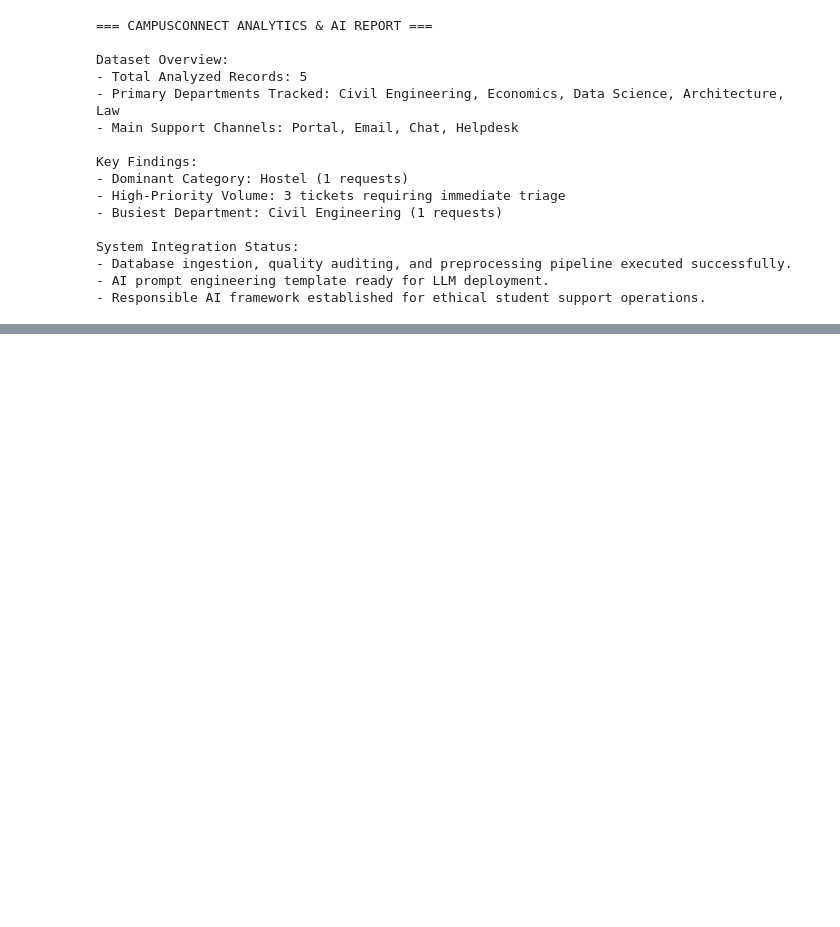
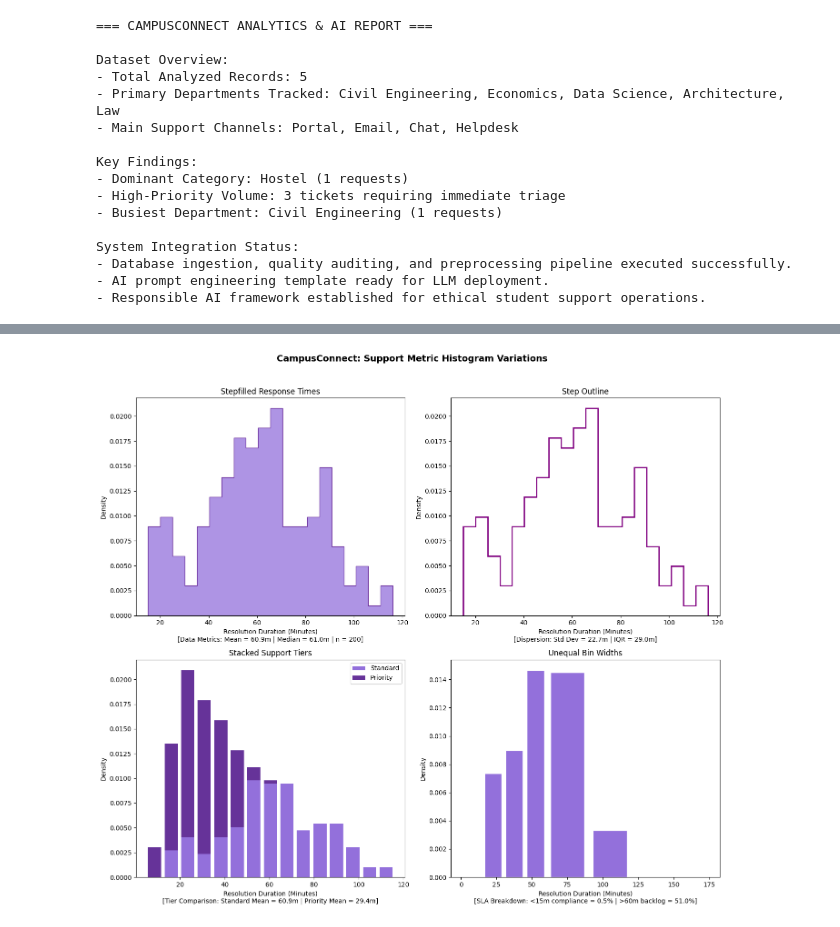
Before and after one commit to techplanshetyapps/campus-analytics, a Jupyter notebook: notebooks/campusConnect.ipynb, the cells around one changed output, grey strips where cells are left out. Saved outputs shown, nothing was run; the diff lists cells and outputs as text; code cells hidden in the pictures; blank space fills up the shorter version.

```diff
--- a/notebooks/campusConnect.ipynb
+++ b/notebooks/campusConnect.ipynb
@@ -199,0 +247,54 @@ System Integration Status:
+# %%
+import matplotlib.pyplot as plt
+import numpy as np
+import pandas as pd
+
+if 'df' in locals() and 'Response_Time_Minutes' in df.columns:
+    x = df['Response_Time_Minutes'].dropna().values
+else:
+    np.random.seed(42)
+    x = np.random.normal(45, 15, size=200)
+    x = np.clip(x, 5, 120)
+
+w = np.random.normal(30, 10, size=200)
+w = np.clip(w, 5, 90)
+
+# Calculate precise numerical data metrics for annotations
+mean_x, median_x, std_x = np.mean(x), np.median(x), np.std(x)
+mean_w = np.mean(w)
+sla_under_15 = np.mean(x <= 15) * 100
+sla_over_60 = np.mean(x > 60) * 100
+
+fig, axs = plt.subplots(nrows=2, ncols=2, figsize=(14, 12))
+
+# Top-Left Subplot
+axs[0, 0].hist(x, bins=20, density=True, histtype='stepfilled', facecolor='mediumpurple', alpha=0.75, edgecolor='indigo')
+axs[0, 0].set_title('Stepfilled Response Times')
+axs[0, 0].set_ylabel('Density')
+axs[0, 0].set_xlabel(f'Resolution Duration (Minutes)\n[Data Metrics: Mean = {mean_x:.1f}m | Median = {median_x:.1f}m | n = {len(x)}]')
+
+# Top-Right Subplot
+axs[0, 1].hist(x, bins=20, density=True, histtype='step', color='purple', linewidth=2)
+axs[0, 1].set_title('Step Outline')
+axs[0, 1].set_ylabel('Density')
+axs[0, 1].set_xlabel(f'Resolution Duration (Minutes)\n[Dispersion: Std Dev = {std_x:.1f}m | IQR = {np.percentile(x, 75) - np.percentile(x, 25):.1f}m]')
+
+# Bottom-Left Subplot
+axs[1, 0].hist([x, w], bins=15, density=True, histtype='barstacked', color=['mediumpurple', 'rebeccapurple'], rwidth=0.8, label=['Standard', 'Priority'])
+axs[1, 0].set_title('Stacked Support Tiers')
+axs[1, 0].set_ylabel('Density')
+axs[1, 0].legend(loc='upper right')
+axs[1, 0].set_xlabel(f'Resolution Duration (Minutes)\n[Tier Comparison: Standard Mean = {mean_x:.1f}m | Priority Mean = {mean_w:.1f}m]')
+
+# Bottom-Right Subplot
+bins = [0, 15, 30, 45, 60, 90, 120, 180]
+axs[1, 1].hist(x, bins=bins, density=True, histtype='bar', color='mediumpurple', edgecolor='white', rwidth=0.8)
+axs[1, 1].set_title('Unequal Bin Widths')
+axs[1, 1].set_ylabel('Density')
+axs[1, 1].set_xlabel(f'Resolution Duration (Minutes)\n[SLA Breakdown: <15m compliance = {sla_under_15:.1f}% | >60m backlog = {sla_over_60:.1f}%]')
+
+fig.suptitle('CampusConnect: Support Metric Histogram Variations', fontsize=14, fontweight='bold', y=1.02)
+fig.tight_layout()
+plt.show()
+# %% [output]
+[figure, added]
```
Also changed, not shown: parts of 2 cells of this notebook.
